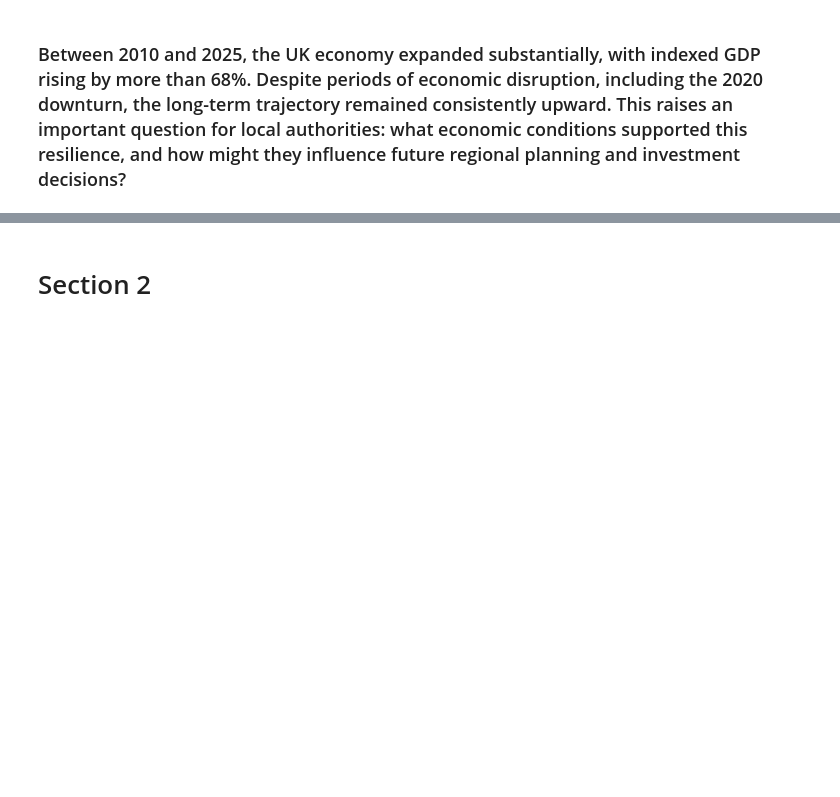
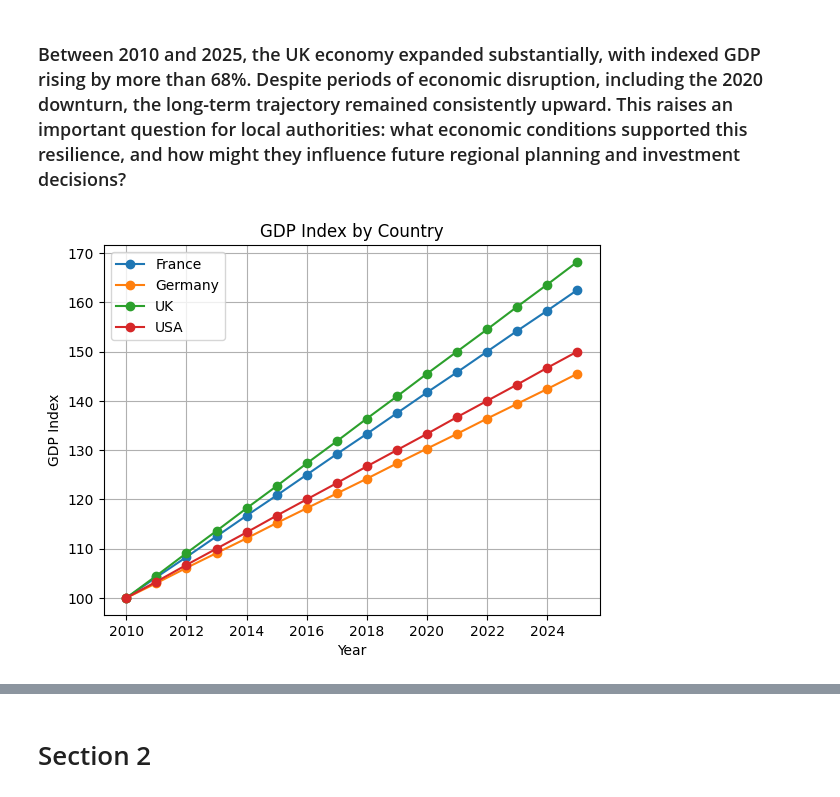
Before and after one commit to Ray99-cpu/Macro_Analysis, a Jupyter notebook: jupyter_notebooks/macro_econ_analysis.ipynb, the cells around one changed output, grey strips where cells are left out. Drawn from its saved outputs; the diff is of its cells as text; code cells hidden in the pictures; blank space fills up the shorter version.

```diff
--- a/jupyter_notebooks/macro_econ_analysis.ipynb
+++ b/jupyter_notebooks/macro_econ_analysis.ipynb
@@ -87,3 +87,18 @@ plt.show()
 [figure]
 # %% [markdown]
 ### Between 2010 and 2025, the UK economy expanded substantially, with indexed GDP rising by more than 68%. Despite periods of economic disruption, including the 2020 downturn, the long-term trajectory remained consistently upward. This raises an important question for local authorities: what economic conditions supported this resilience, and how might they influence future regional planning and investment decisions?
+# %%
+countries = macro_data['Country'].unique()
+
+for c in countries:
+    subset = macro_data[macro_data['Country'] == c]
+    plt.plot(subset['Year'], subset['GDP_Index'], marker='o', label=c)
+
+plt.title("GDP Index by Country")
+plt.xlabel("Year")
+plt.ylabel("GDP Index")
+plt.legend()
+plt.grid(True)
+plt.show()
+# %% [output]
+[figure, added]
```
Also changed, not shown: parts of 1 cell of this notebook.
